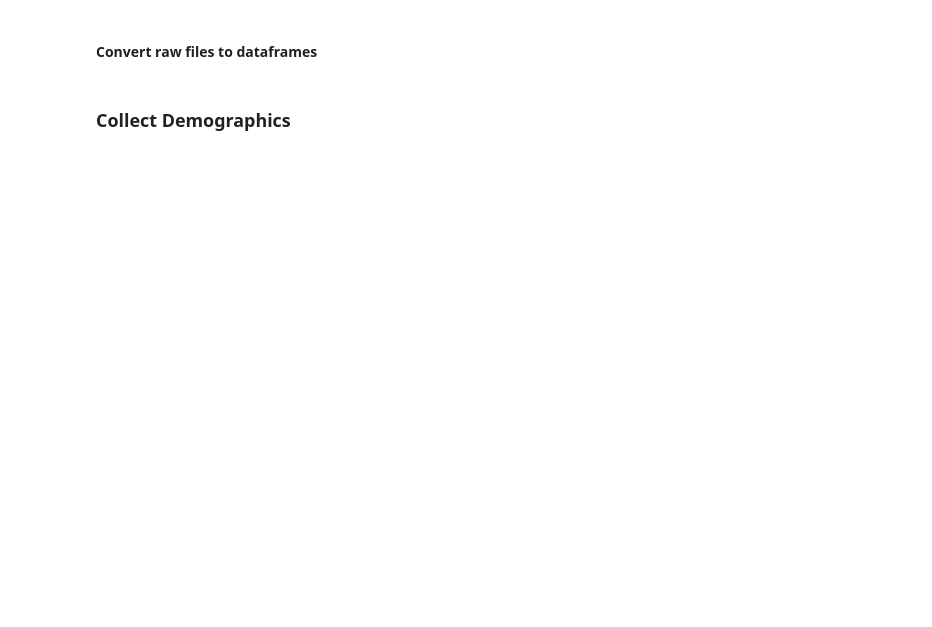
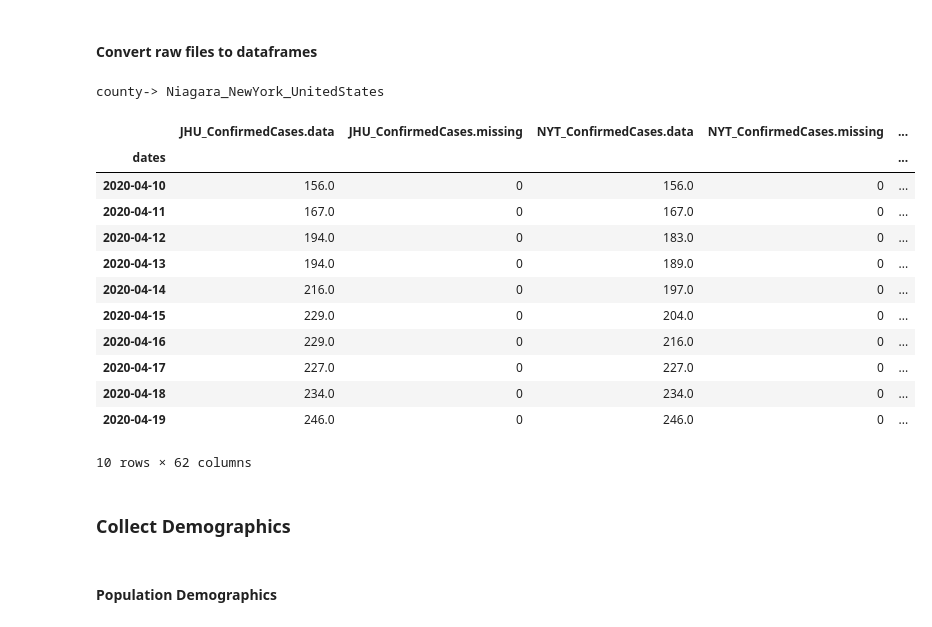
Before and after one commit to richstrouss/capstone, a Jupyter notebook: data/covid/covid_data_collection.ipynb, the cells around one changed output. Drawn from its saved outputs; the diff is of its cells as text; code cells hidden in the pictures; blank space fills up the shorter version.

```diff
--- a/data/covid/covid_data_collection.ipynb
+++ b/data/covid/covid_data_collection.ipynb
@@ -539,7 +542,7 @@ def process_county(county, county_population_stats):
     dates = get_dates_for_county(county)
     for dt in dates:
         files = get_county_files_for_date(county, dt)
-        if df:
+        if df is not None:
             df.append(merge_county_parts_to_dataframe(files))
         else:
             df = merge_county_parts_to_dataframe(files)
@@ -576,7 +579,30 @@ def process_counties():
 
 
 # get_county_population_stats()
-process_counties()
+# process_counties()
+# %%
+# Demo
+
+county = get_counties_from_files()[0]
+county_population_stats = get_county_population_stats()
+print('county->',county)
+df = process_county(county, county_population_stats.loc[county])
+df[100:110]
+# %% [output]
+county-> Niagara_NewYork_UnitedStates
+|  | JHU_ConfirmedCases.data | JHU_ConfirmedCases.missing | NYT_ConfirmedCases.data | NYT_ConfirmedCases.missing | ... |
+| dates |  |  |  |  | ... |
+| 2020-04-10 | 156.0 | 0 | 156.0 | 0 | ... |
+| 2020-04-11 | 167.0 | 0 | 167.0 | 0 | ... |
+| 2020-04-12 | 194.0 | 0 | 183.0 | 0 | ... |
+| 2020-04-13 | 194.0 | 0 | 189.0 | 0 | ... |
+| 2020-04-14 | 216.0 | 0 | 197.0 | 0 | ... |
+| 2020-04-15 | 229.0 | 0 | 204.0 | 0 | ... |
+| 2020-04-16 | 229.0 | 0 | 216.0 | 0 | ... |
+| 2020-04-17 | 227.0 | 0 | 227.0 | 0 | ... |
+| 2020-04-18 | 234.0 | 0 | 234.0 | 0 | ... |
+| 2020-04-19 | 246.0 | 0 | 246.0 | 0 | ... |
+10 rows × 62 columns
 # %% [markdown]
 ### Collect Demographics
 # %%
@@ -599,0 +632,2 @@ fetch_one('outbreaklocation', make_outbreaklocation_body('Autauga_Alabama_United
+# %% [markdown]
+#### Population Demographics
```
Also changed, not shown: parts of 15 cells of this notebook, 6 other files.
